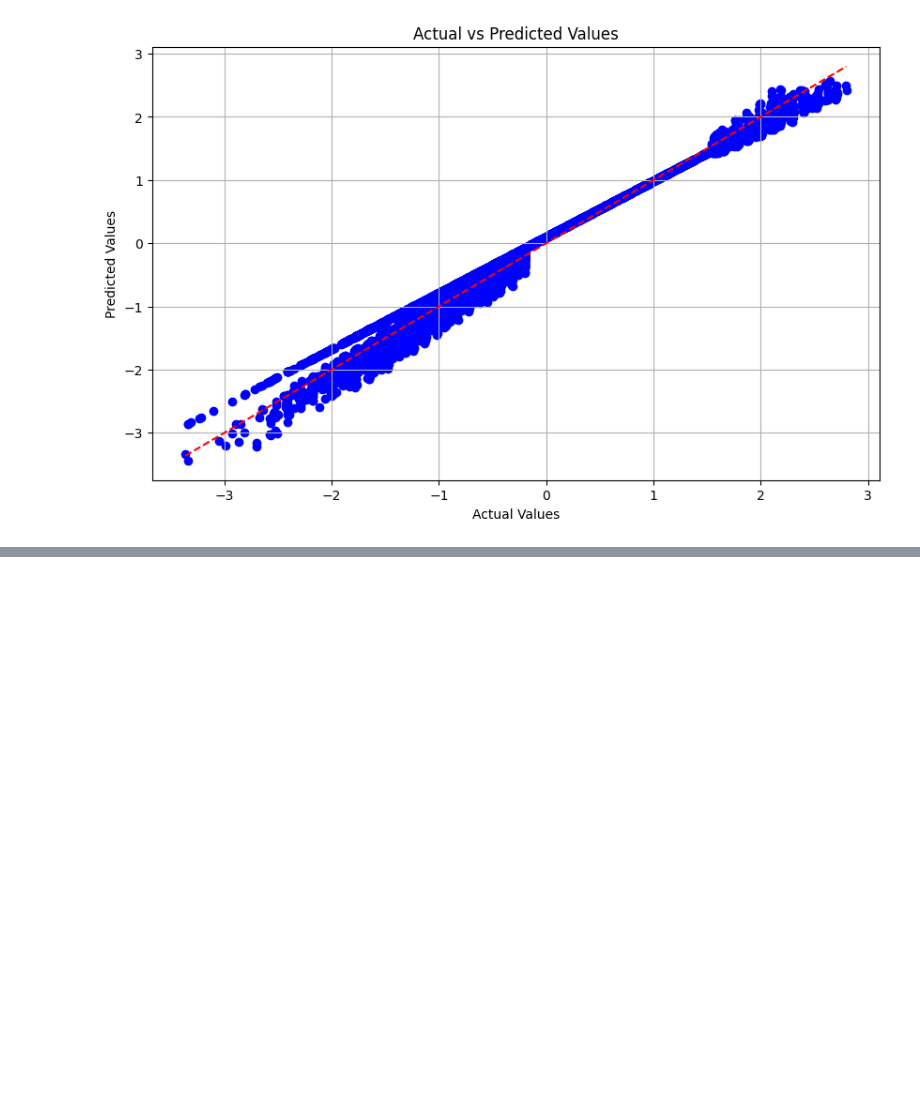
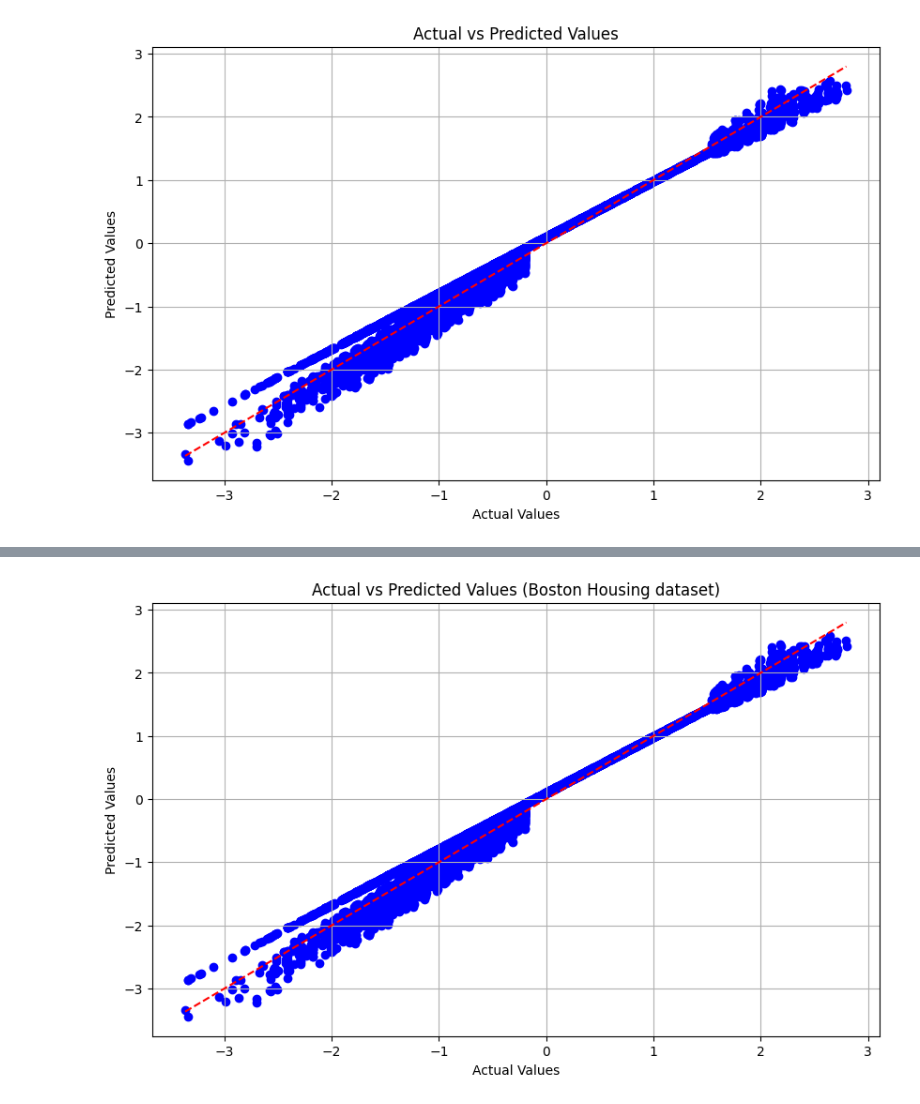
Before and after one commit to nazaninbondarian/MachineLearning2024, a Jupyter notebook: Chapter 1/Question 3/Q3.ipynb, the cells around one changed output, grey strips where cells are left out. Cells and saved outputs as stored; diff of their text form; code cells hidden in the pictures; blank space fills up the shorter version.

```diff
--- a/Chapter 1/Question 3/Q3.ipynb
+++ b/Chapter 1/Question 3/Q3.ipynb
@@ -350,0 +431,6 @@ plt.show()
+# %%
+# Initialize and fit the RLS model
+rls3b = RecursiveLeastSquares(n_features=1)
+errors3b=rls3b.fit(X_train3.values, y_train3.values)
+# Make predictions
+y_pred3b = rls3b.predict(X_test3.values)
@@ -350,0 +443,12 @@ plt.show()
+# %%
+# Plot actual vs predicted values
+plt.figure(figsize=(10, 6))
+plt.scatter(y_test3, y_pred3b, color='blue')
+plt.plot([y_test3.min(), y_test3.max()], [y_test3.min(), y_test3.max()], color='red', linestyle='--')
+plt.xlabel('Actual Values')
+plt.ylabel('Predicted Values')
+plt.title('Actual vs Predicted Values (Boston Housing dataset)')
+plt.grid(True)
+plt.show()
+# %% [output]
+[figure, added]
```
Also changed, not shown: parts of 45 cells of this notebook.
